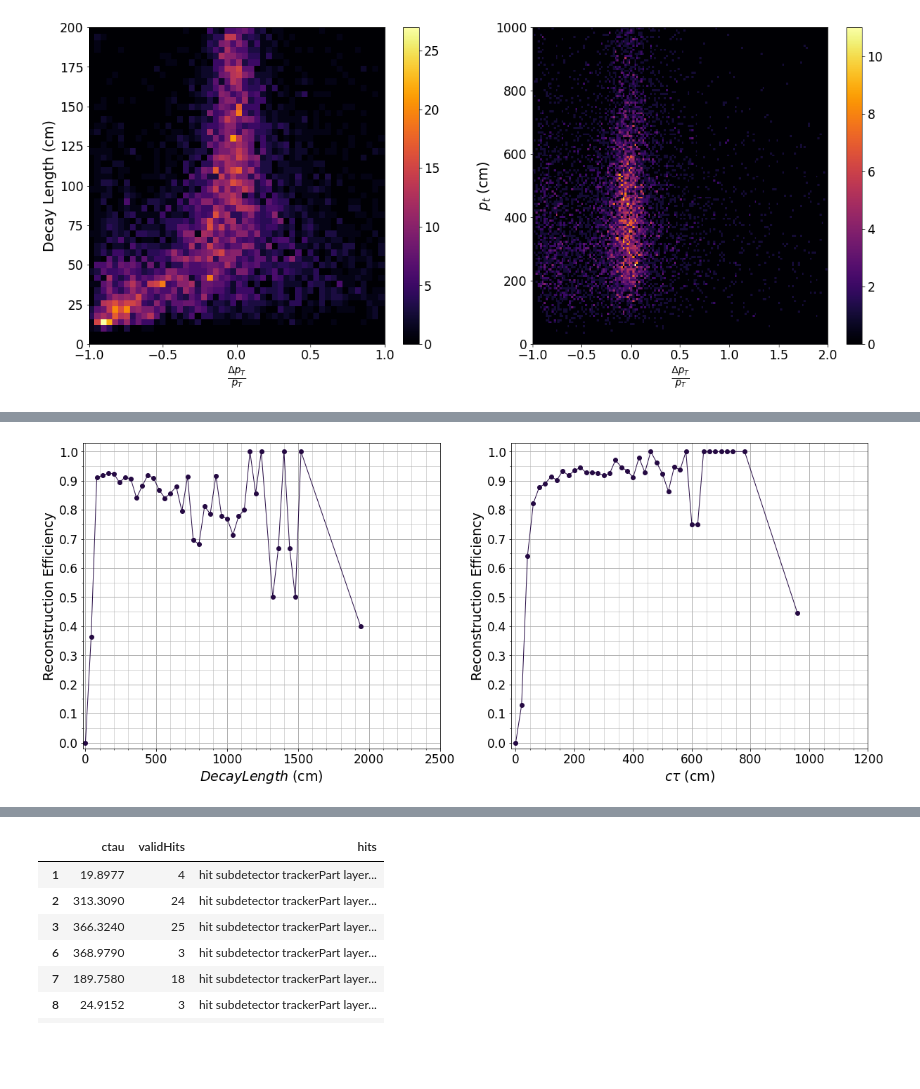
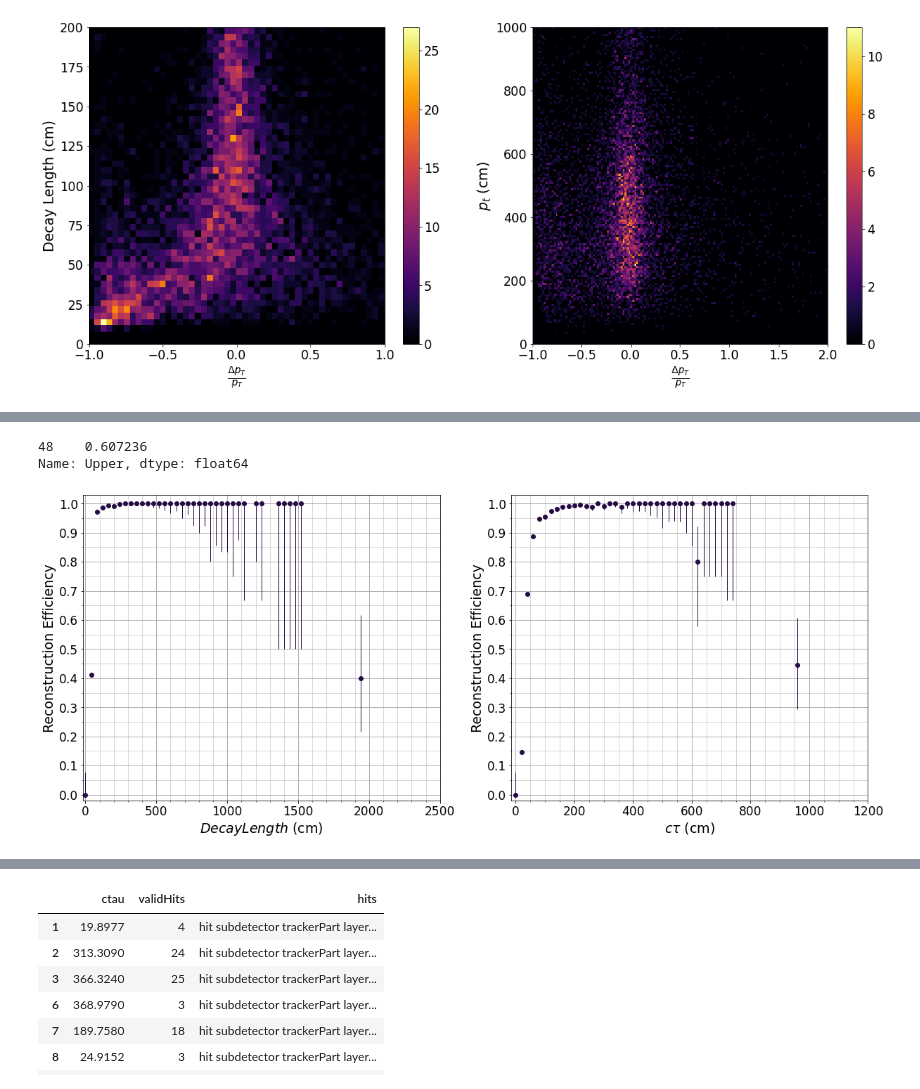
Before and after one commit to joaoboger/charginosAnalysis, a Jupyter notebook: charginosAnalysis.ipynb, the cells around one changed output, grey strips where cells are left out. Saved outputs shown, nothing was run; the diff lists cells and outputs as text; code cells hidden in the pictures; blank space fills up the shorter version.

```diff
--- a/charginosAnalysis.ipynb
+++ b/charginosAnalysis.ipynb
@@ -301,21 +290,13 @@ fig.colorbar(im)
+# %%
+errTable = pd.read_table('data/EfficiencyAndErrors.txt')
+
+TOTAL = 9
+PASSED = 4
+
+errTable[(errTable['# Total'] == TOTAL) & (errTable['Passed'] == PASSED)]['Upper']
+# %% [output]
+48    0.607236
+Name: Upper, dtype: float64
 # %%
 def variableLabels(variable, interval):
     return (interval * np.ceil(variable / interval))
-# %%
-def variableEfficiency(particles, trackedParticles, variable, interval):
-    tmpParticles = particles.copy()
-    tmpTrackedParticles = trackedParticles.copy()
-
-    tmpParticles['groupByLabel'] = variableLabels(tmpParticles[variable], interval)
-    tmpTrackedParticles['groupByLabel'] = variableLabels(tmpTrackedParticles[variable], interval)
-
-    particlesNumber = tmpParticles.groupby('groupByLabel')[variable].count()
-    trackedParticlesNumber = tmpTrackedParticles.groupby('groupByLabel')[variable].count()
-
-    recEfficiency = pd.DataFrame(particlesNumber)
-    recEfficiency['trackedParticlesNumber'] = trackedParticlesNumber
-
-    recEfficiency['trackedParticlesNumber'] = recEfficiency['trackedParticlesNumber'].replace(np.nan, 0)
-    recEfficiency['efficiency'] = recEfficiency['trackedParticlesNumber'] / recEfficiency[variable]
-
-    return recEfficiency
@@ -323,10 +358,15 @@ def variableEfficiency(particles, trackedParticles, variable, interval):
 variableInterval = 40
 variableIntervalBoost = 20
 
-recEfficiency = variableEfficiency(charginos, trackedCharginos, 'ctau', variableInterval)
+recEfficiency, lowerCol, upperCol = variableEfficiency(charginos, trackedCharginos, 'ctau', variableInterval)
+
 recEfficiency = recEfficiency[recEfficiency.index < 1530]
 highTau = pd.DataFrame(data=[[5, 2, 0.4]], index=[1940.0], columns=['ctau*boost', 'trackedParticlesNumber', 'efficiency'])
 recEfficiency = recEfficiency.append(highTau)
+lowerCol = lowerCol[:36]
+upperCol = upperCol[:36]
+lowerCol = np.append(lowerCol, (2/5 - 0.21597))
+upperCol = np.append(upperCol, (0.617364 - 2/5))
 
 fig = plt.figure(figsize=(20,8))
 ax = fig.add_subplot(121)
@@ -341,35 +381,39 @@ ax.tick_params(which='major',grid_linewidth=1)
 ax.tick_params(which='minor',grid_linewidth=0.5)
 ax.set_xticks(np.linspace(0,2500,26), minor=True)
 ax.set_yticks(np.linspace(0,1,21), minor=True)
 ax.set_xticks(np.linspace(0,2500,6))
 ax.set_yticks(np.linspace(0,1,11))
 
-ax.plot(recEfficiency.index, recEfficiency['efficiency'], color=cmapbins, marker='o', linewidth=1)
+ax.errorbar(recEfficiency.index, recEfficiency['efficiency'], yerr=[lowerCol, upperCol],color=cmapbins, marker='o', elinewidth=1,linewidth=0)
 plt.grid(which='both', axis='both')
 
-recEfficiency = variableEfficiency(charginos, trackedCharginos, 'ctau*boost', variableIntervalBoost)
+recEfficiency, lowerCol, upperCol = variableEfficiency(charginos, trackedCharginos, 'ctau*boost', variableIntervalBoost)
 
 recEfficiency = recEfficiency[recEfficiency.index < 800]
 highTau = pd.DataFrame(data=[[9, 4, 4/9]], index=[960.0], columns=['ctau*boost', 'trackedParticlesNumber', 'efficiency'])
 recEfficiency = recEfficiency.append(highTau)
+lowerCol = lowerCol[:38]
+upperCol = upperCol[:38]
+lowerCol = np.append(lowerCol, (4/9 - 0.292764))
+upperCol = np.append(upperCol, (0.607236 - 4/9))
 
 ax = fig.add_subplot(122)
 
 ax.set_xlabel(r'$c\tau$ (cm)')
 ax.set_ylabel('Reconstruction Efficiency')
 
 ax.set_ylim(-0.02, 1.03)
 ax.set_xlim(-15,1200)
 
 ax.tick_params(which='major',grid_linewidth=1)
 ax.tick_params(which='minor',grid_linewidth=0.5)
 ax.set_xticks(np.linspace(0,1200,25), minor=True)
 ax.set_yticks(np.linspace(0,1,21), minor=True)
 ax.set_xticks(np.linspace(0,1200,7))
 ax.set_yticks(np.linspace(0,1,11))
 
-ax.plot(recEfficiency.index, recEfficiency['efficiency'], color=cmapbins, marker='o', linewidth=1)
+ax.errorbar(recEfficiency.index, recEfficiency['efficiency'], yerr=[lowerCol[:40], upperCol[:40]],color=cmapbins, marker='o', elinewidth=1,linewidth=0)
 plt.grid(which='both', axis='both')
 # %% [output]
-[figure, old version]
+[figure, new version]
 # %%
```
Also changed, not shown: parts of 21 cells of this notebook, 9 other files.
